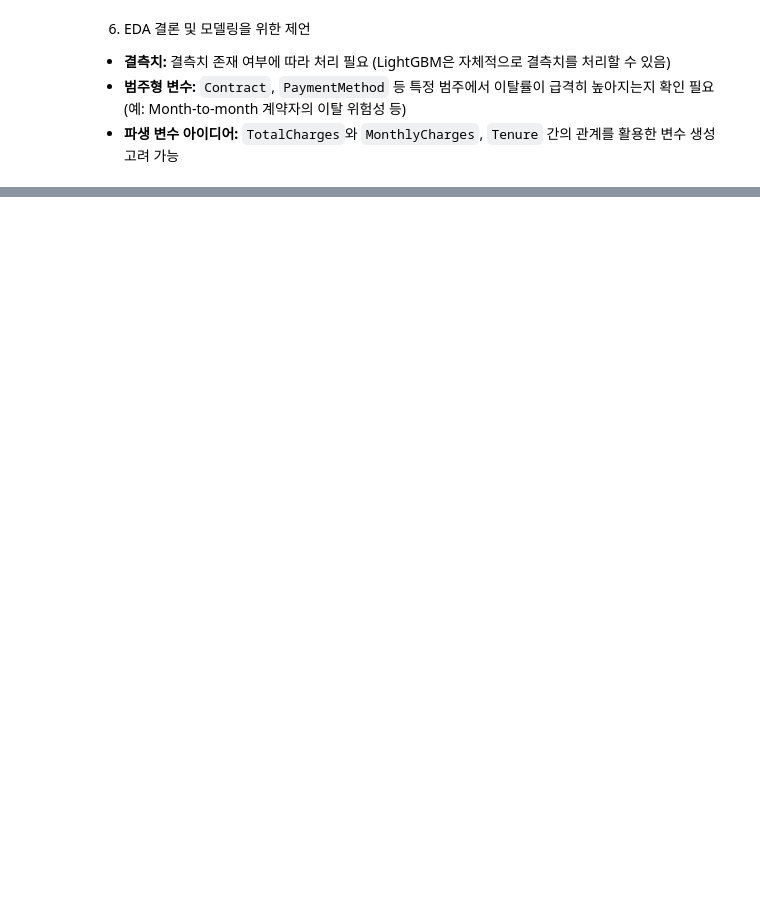
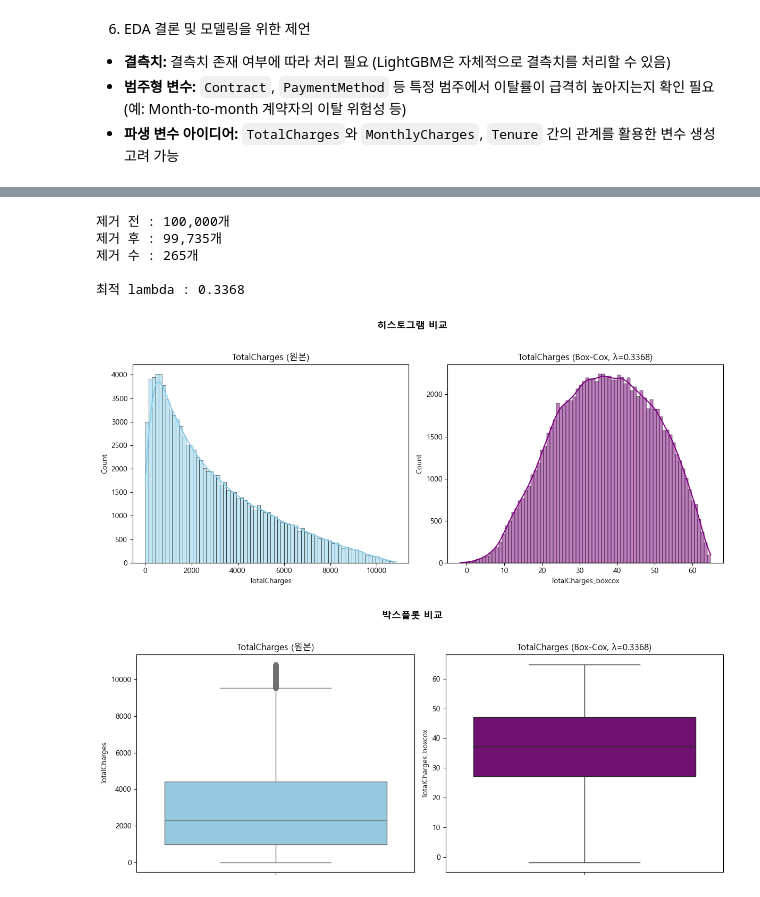
Before and after one commit to leeyonghyok/LEE_2nd_2Team, a Jupyter notebook: EDA/EDA.ipynb, the cells around one changed output, grey strips where cells are left out. Cells and saved outputs as stored; diff of their text form; code cells hidden in the pictures; blank space fills up the shorter version.

```diff
--- a/EDA/EDA.ipynb
+++ b/EDA/EDA.ipynb
@@ -254,0 +505,46 @@ plt.show()
+# %%
+from scipy import stats
+
+# 0 이하 값 제거
+df_clean = df[df['TotalCharges'] > 0].copy()
+print(f"제거 전 : {len(df):,}개")
+print(f"제거 후 : {len(df_clean):,}개")
+print(f"제거 수 : {len(df) - len(df_clean):,}개")
+
+# Box-Cox 변환
+df_clean['TotalCharges_boxcox'], lambda_ = stats.boxcox(df_clean['TotalCharges'])
+print(f"\n최적 lambda : {lambda_:.4f}")
+
+# 히스토그램 전후 비교
+fig, axes = plt.subplots(1, 2, figsize=(12, 5))
+
+sns.histplot(df_clean['TotalCharges'], kde=True, ax=axes[0], color='skyblue')
+axes[0].set_title('TotalCharges (원본)')
+
+sns.histplot(df_clean['TotalCharges_boxcox'], kde=True, ax=axes[1], color='purple')
+axes[1].set_title(f'TotalCharges (Box-Cox, λ={lambda_:.4f})')
+
+plt.suptitle('히스토그램 비교', fontsize=13, fontweight='bold', y=1.02)
+plt.tight_layout()
+plt.show()
+
+# 박스플롯 전후 비교
+fig, axes = plt.subplots(1, 2, figsize=(12, 5))
+
+sns.boxplot(y=df_clean['TotalCharges'], ax=axes[0], color='skyblue')
+axes[0].set_title('TotalCharges (원본)')
+
+sns.boxplot(y=df_clean['TotalCharges_boxcox'], ax=axes[1], color='purple')
+axes[1].set_title(f'TotalCharges (Box-Cox, λ={lambda_:.4f})')
+
+plt.suptitle('박스플롯 비교', fontsize=13, fontweight='bold', y=1.02)
+plt.tight_layout()
+plt.show()
+# %% [output]
+제거 전 : 100,000개
+제거 후 : 99,735개
+제거 수 : 265개
+
+최적 lambda : 0.3368
+[figure, added]
+[figure, added]
```
Also changed, not shown: parts of 13 cells of this notebook, 43 other files.
